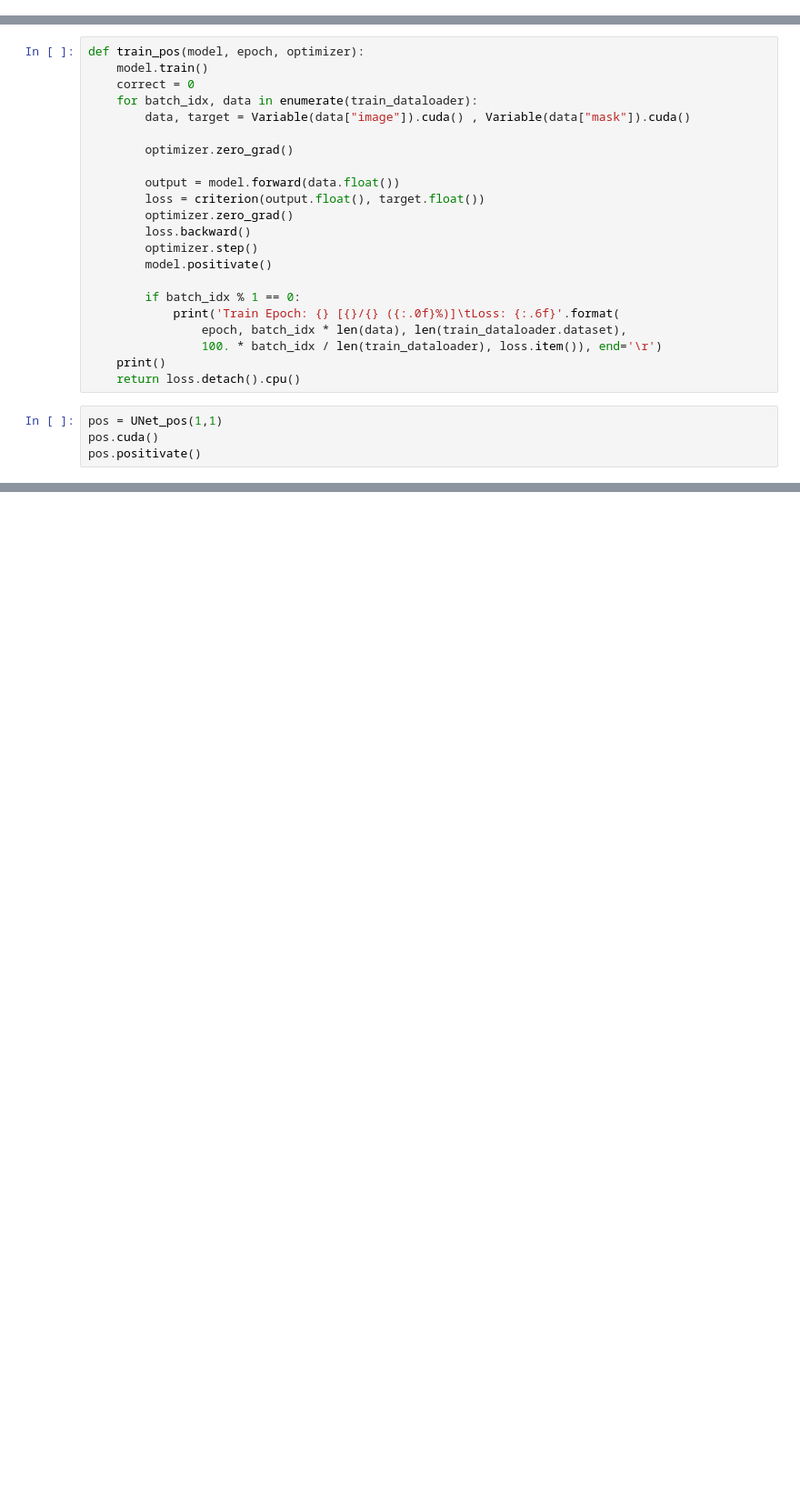
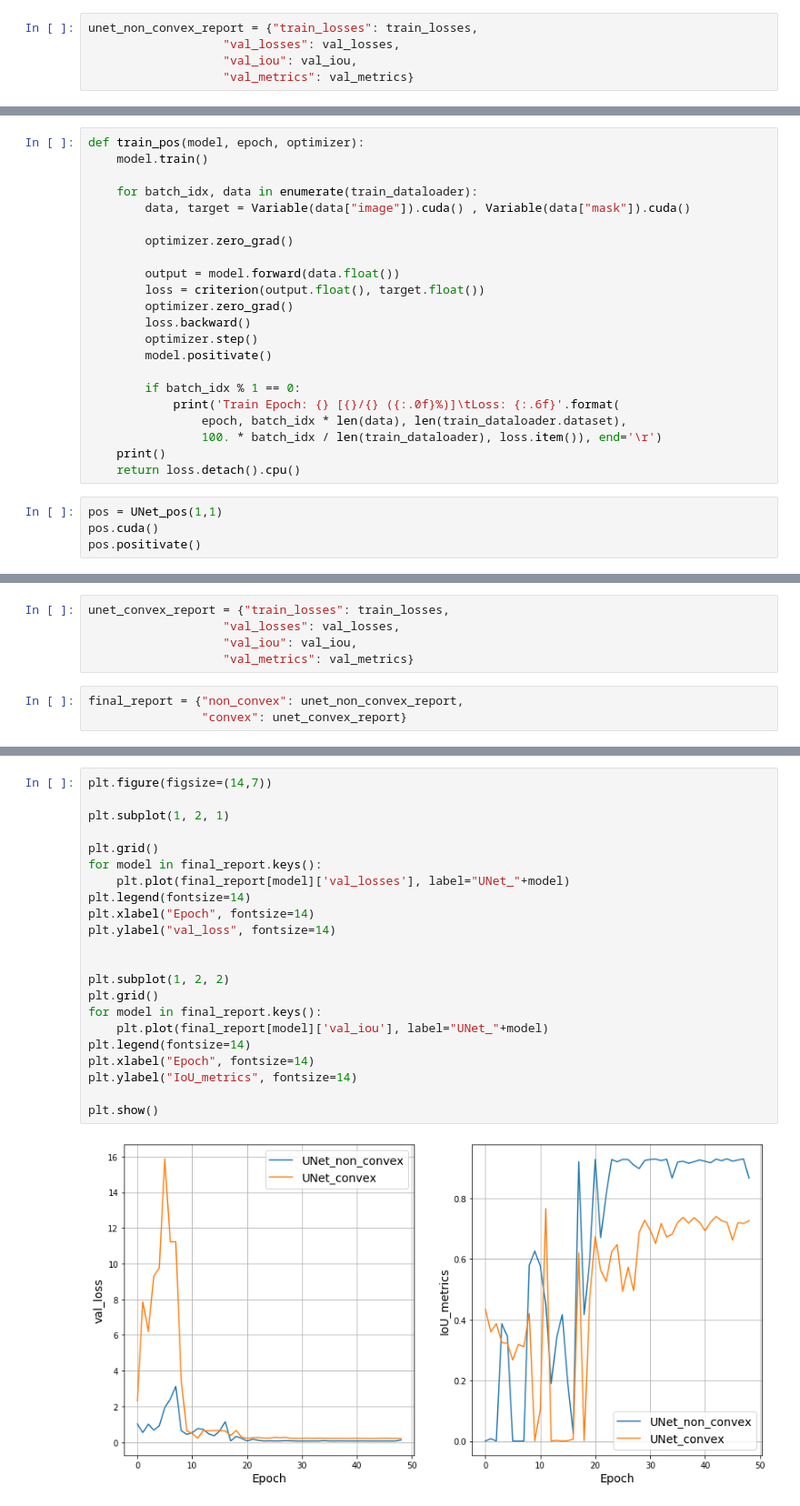
Before and after one commit to lit-leo/inner-convex-nn, a Jupyter notebook: UNet_convex.ipynb, the cells around one changed output, grey strips where cells are left out. Shown at 91% size. Cells and saved outputs as stored; diff of their text form; blank space fills up the shorter version.

```diff
--- a/UNet_convex.ipynb
+++ b/UNet_convex.ipynb
@@ -297,3 +297,8 @@ Accuracy:  0.981556510925293
+# %%
+unet_non_convex_report = {"train_losses": train_losses,
+                   "val_losses": val_losses,
+                   "val_iou": val_iou,
+                   "val_metrics": val_metrics}
 # %%
 plt.figure(figsize=(7,7))
 plt.grid()
@@ -415,7 +420,7 @@ def weights_init(m):
 # %%
 def train_pos(model, epoch, optimizer):
     model.train()
-    correct = 0
+
     for batch_idx, data in enumerate(train_dataloader):
         data, target = Variable(data["image"]).cuda() , Variable(data["mask"]).cuda()
 
@@ -481,3 +486,11 @@ Accuracy:  0.9124680042266846
+# %%
+unet_convex_report = {"train_losses": train_losses,
+                   "val_losses": val_losses,
+                   "val_iou": val_iou,
+                   "val_metrics": val_metrics}
+# %%
+final_report = {"non_convex": unet_non_convex_report,
+                "convex": unet_convex_report}
 # %%
 plt.figure(figsize=(7,7))
 plt.grid()
@@ -503,0 +514,24 @@ plt.show()
+# %%
+plt.figure(figsize=(14,7))
+
+plt.subplot(1, 2, 1)
+
+plt.grid()
+for model in final_report.keys():
+    plt.plot(final_report[model]['val_losses'], label="UNet_"+model)
+plt.legend(fontsize=14)
+plt.xlabel("Epoch", fontsize=14)
+plt.ylabel("val_loss", fontsize=14)
+
+
+plt.subplot(1, 2, 2)
+plt.grid()
+for model in final_report.keys():
+    plt.plot(final_report[model]['val_iou'], label="UNet_"+model)
+plt.legend(fontsize=14)
+plt.xlabel("Epoch", fontsize=14)
+plt.ylabel("IoU_metrics", fontsize=14)
+
+plt.show()
+# %% [output]
+[figure, added]
```
Also changed, not shown: parts of 9 cells of this notebook.
